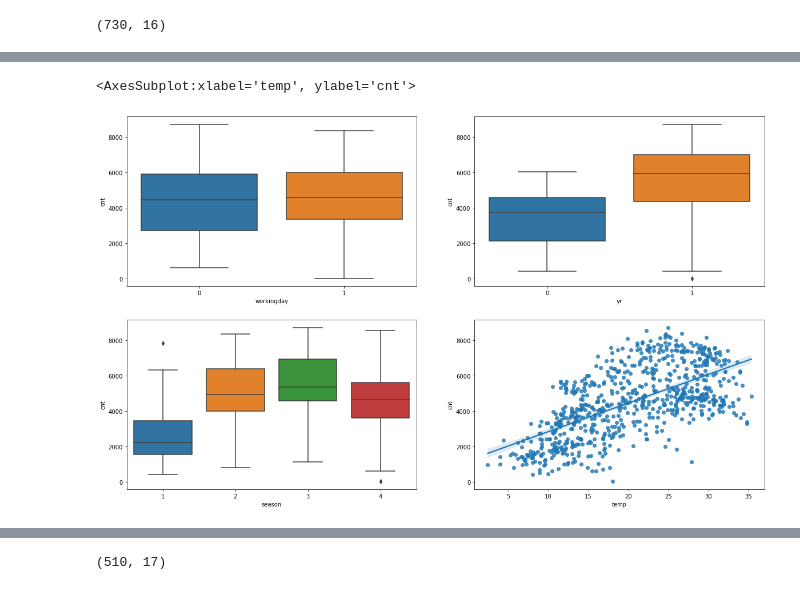
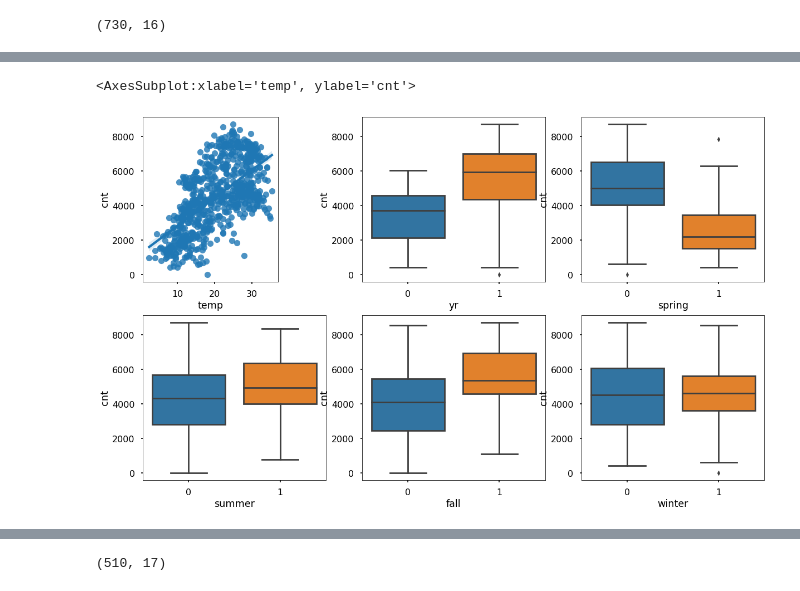
Before and after one commit to devimur2021/BikeSharing_LinearRegression, a Jupyter notebook: Bike Sharing Linear Regression Model.ipynb, the cells around one changed output, grey strips where cells are left out. Drawn from its saved outputs; the diff is of its cells as text; code cells hidden in the pictures.

```diff
--- a/Bike Sharing Linear Regression Model.ipynb
+++ b/Bike Sharing Linear Regression Model.ipynb
@@ -110,5 +76,5 @@ df.head(2)
 # %%
-df.drop(['dteday','mnth'],axis=1,inplace=True)
+df.drop(['dteday','instant','registered','casual'],axis=1,inplace=True)
 # %%
 df.describe()
 # %% [output]
@@ -132,0 +135,9 @@ df.head()
+# %%
+def cond(i):
+    if i % 7 == 0: return 1
+    elif i % 7 == 6: return 1
+    else :return 0
+    return i
+
+df['weekend']=[cond(i) for i in df['weekday']]
+df.head()
@@ -132,0 +171,11 @@ df.head()
+# %%
+#Distribution of cnt across weekday
+
+plt.style.use("seaborn-poster")
+df['weekday'].value_counts().plot.bar(color='y')
+plt.title("Distribution of cnt across weekday\n", fontdict={'fontsize': 20, 'fontweight' : 20, 'color' : 'Green'})
+plt.show()
+
+#drop weathersit column
+df.drop(['weekday'],axis=1,inplace=True)
+df.head()
@@ -142,20 +209,31 @@ sns.pairplot(
 # %%
+#Analyze different Independent Variable against the Dependent Variable
+
 plt.figure(figsize=(20,12))
 
-plt.subplot(2,2,1)
+plt.subplot(2,3,1)
 sns.boxplot(x='workingday',y='cnt',data=df)
 
-plt.subplot(2,2,2)
+plt.subplot(2,3,2)
 sns.boxplot(x='yr',y='cnt',data=df)
 
-plt.subplot(2,2,3)
-sns.boxplot(x='season',y='cnt',data=df)
+plt.subplot(2,3,3)
+sns.boxplot(x='spring',y='cnt',data=df)
 
-plt.subplot(2,2,4)
+plt.subplot(2,3,4)
+sns.boxplot(x='summer',y='cnt',data=df)
+
+plt.subplot(2,3,5)
+sns.boxplot(x='fall',y='cnt',data=df)
+
+plt.subplot(2,3,6)
+sns.boxplot(x='winter',y='cnt',data=df)
+
+plt.subplot(2,4,1)
 sns.regplot(x='temp',y='cnt',data=df)
 # %% [output]
 <AxesSubplot:xlabel='temp', ylabel='cnt'>
-[figure, old version]
+[figure, new version]
 # %%
 #split the Data between Train and Test data for modelling
 dx_train,dx_test=train_test_split(df,train_size=0.7,random_state=100)
```
Also changed, not shown: parts of 61 cells of this notebook, 1 other file.
